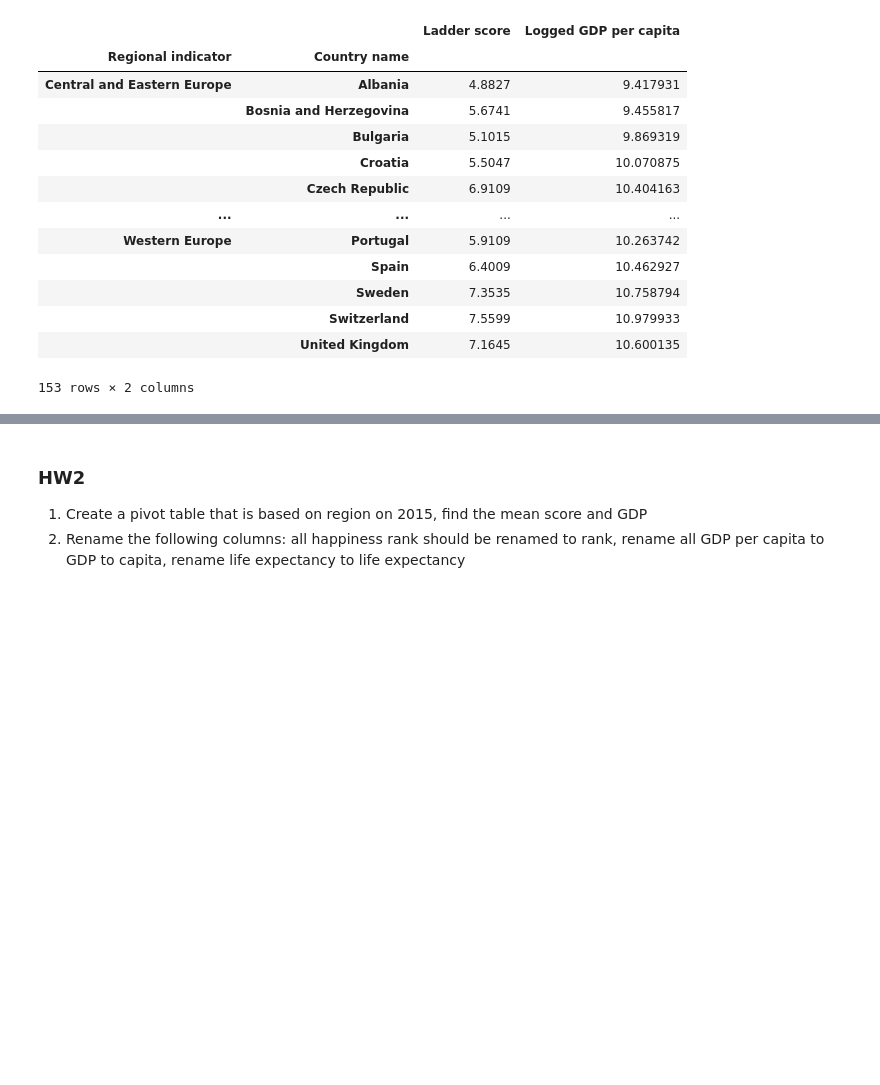
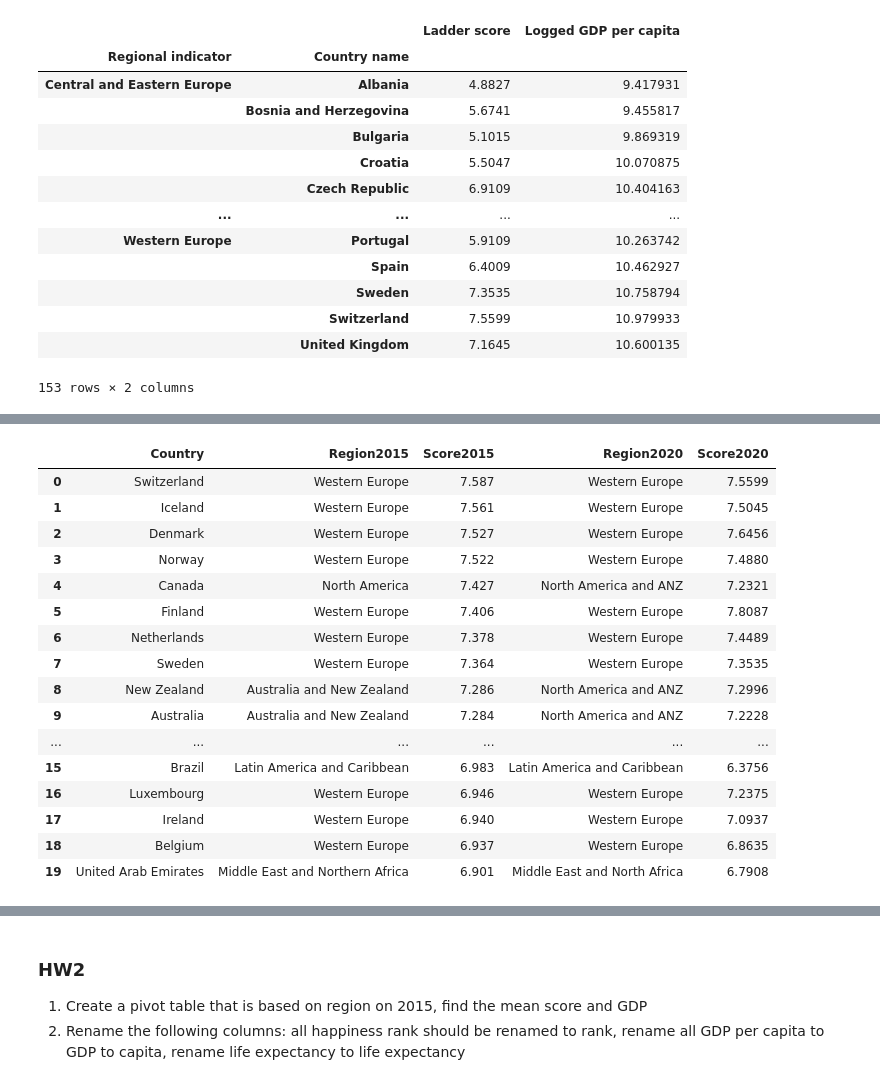
Before and after one commit to Athena112233/IntroductionToDataScience, a Jupyter notebook: DataScience1.ipynb, the cells around one changed output, grey strips where cells are left out. Cells and saved outputs as stored; diff of their text form; code cells hidden in the pictures; blank space fills up the shorter version.

```diff
--- a/DataScience1.ipynb
+++ b/DataScience1.ipynb
@@ -214,0 +232,21 @@ happy2015
+# %%
+top20 = temp.iloc[:20]
+top20
+# %% [output]
+|  | Country | Region2015 | Score2015 | Region2020 | Score2020 |
+| 0 | Switzerland | Western Europe | 7.587 | Western Europe | 7.5599 |
+| 1 | Iceland | Western Europe | 7.561 | Western Europe | 7.5045 |
+| 2 | Denmark | Western Europe | 7.527 | Western Europe | 7.6456 |
+| 3 | Norway | Western Europe | 7.522 | Western Europe | 7.4880 |
+| 4 | Canada | North America | 7.427 | North America and ANZ | 7.2321 |
+| 5 | Finland | Western Europe | 7.406 | Western Europe | 7.8087 |
+| 6 | Netherlands | Western Europe | 7.378 | Western Europe | 7.4489 |
+| 7 | Sweden | Western Europe | 7.364 | Western Europe | 7.3535 |
+| 8 | New Zealand | Australia and New Zealand | 7.286 | North America and ANZ | 7.2996 |
+| 9 | Australia | Australia and New Zealand | 7.284 | North America and ANZ | 7.2228 |
+| ... | ... | ... | ... | ... | ... |
+| 15 | Brazil | Latin America and Caribbean | 6.983 | Latin America and Caribbean | 6.3756 |
+| 16 | Luxembourg | Western Europe | 6.946 | Western Europe | 7.2375 |
+| 17 | Ireland | Western Europe | 6.940 | Western Europe | 7.0937 |
+| 18 | Belgium | Western Europe | 6.937 | Western Europe | 6.8635 |
+| 19 | United Arab Emirates | Middle East and Northern Africa | 6.901 | Middle East and North Africa | 6.7908 |
```
Also changed, not shown: parts of 15 cells of this notebook.
